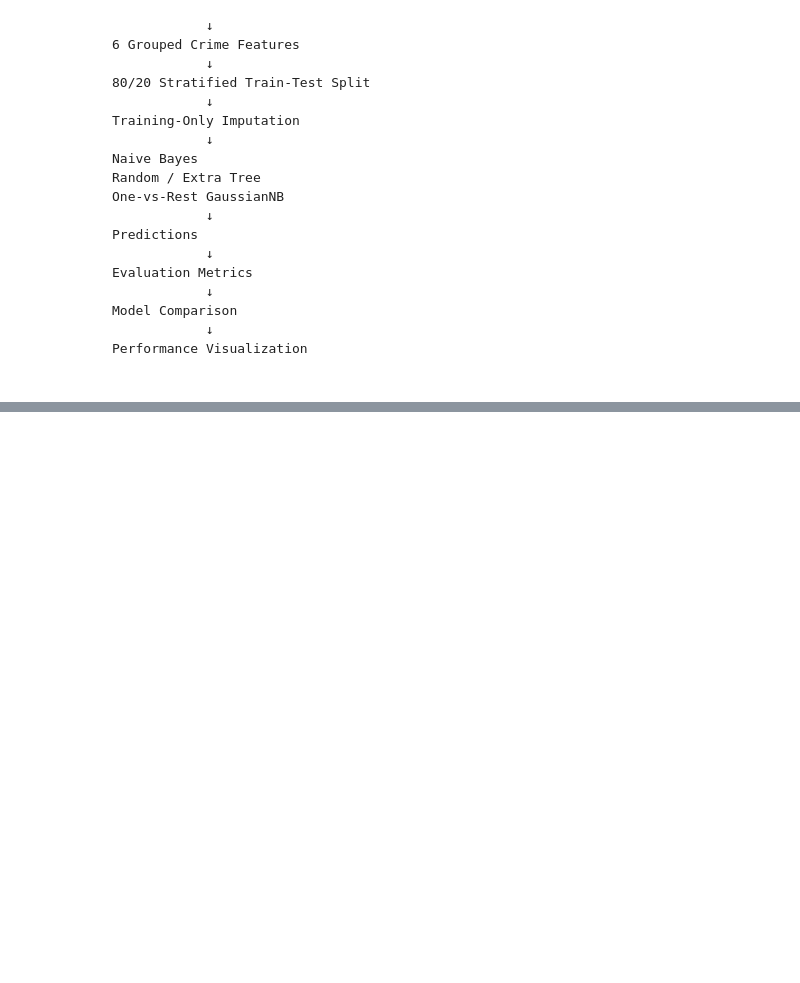
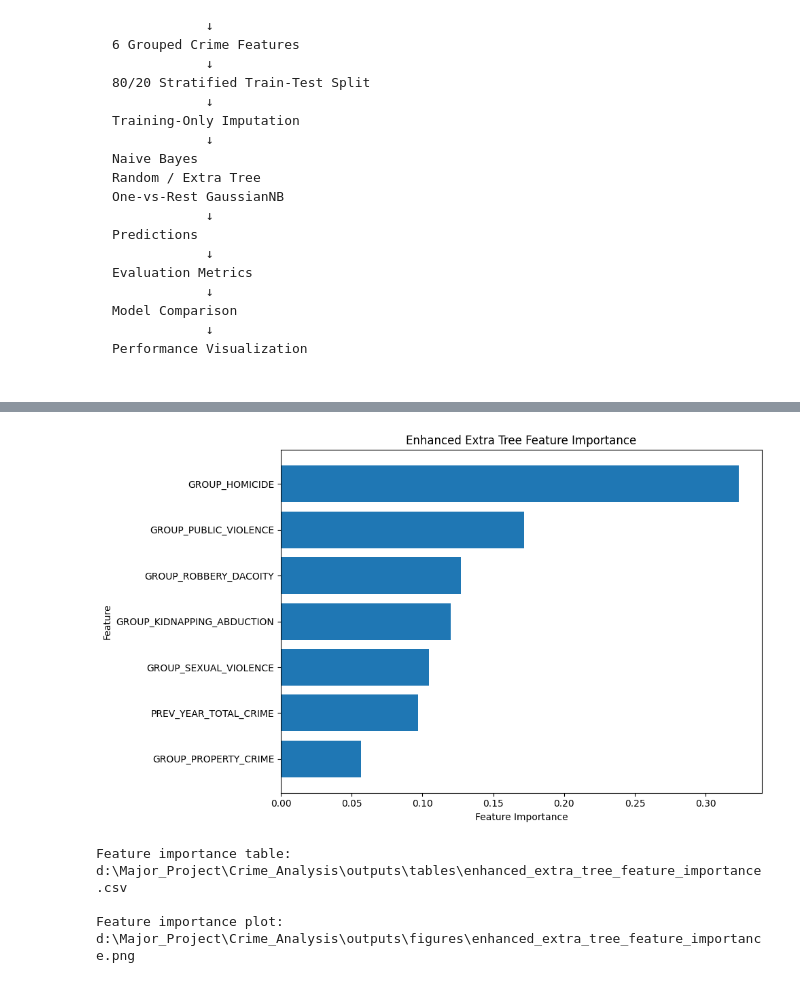
Before and after one commit to varshini1802/Major-project, a Jupyter notebook: notebooks/basepaper_prediction_models.ipynb, the cells around one changed output, grey strips where cells are left out. Saved outputs shown, nothing was run; the diff lists cells and outputs as text; code cells hidden in the pictures; blank space fills up the shorter version.

```diff
--- a/notebooks/basepaper_prediction_models.ipynb
+++ b/notebooks/basepaper_prediction_models.ipynb
@@ -1173,0 +3018,74 @@ Performance Visualization
+# %%
+# ============================================================
+# STEP 31 — ENHANCED EXTRA TREE FEATURE IMPORTANCE
+# ============================================================
+
+feature_importance = pd.DataFrame({
+    "Feature": ENHANCED_FEATURES,
+    "Importance": enhanced_extra_model.feature_importances_
+})
+
+feature_importance = feature_importance.sort_values(
+    "Importance",
+    ascending=False
+)
+
+print("=" * 70)
+print("ENHANCED EXTRA TREE FEATURE IMPORTANCE")
+print("=" * 70)
+
+print(
+    feature_importance.to_string(
+        index=False,
+        float_format=lambda x: f"{x:.4f}"
+    )
+)
+
+feature_importance_path = (
+    PROJECT_ROOT
+    / "outputs"
+    / "tables"
+    / "enhanced_extra_tree_feature_importance.csv"
+)
+
+feature_importance.to_csv(
+    feature_importance_path,
+    index=False
+)
+
+plt.figure(figsize=(10, 6))
+
+plt.barh(
+    feature_importance["Feature"][::-1],
+    feature_importance["Importance"][::-1]
+)
+
+plt.xlabel("Feature Importance")
+plt.ylabel("Feature")
+plt.title(
+    "Enhanced Extra Tree Feature Importance"
+)
+
+plt.tight_layout()
+
+feature_importance_plot_path = (
+    PROJECT_ROOT
+    / "outputs"
+    / "figures"
+    / "enhanced_extra_tree_feature_importance.png"
+)
+
+plt.savefig(
+    feature_importance_plot_path,
+    dpi=300,
+    bbox_inches="tight"
+)
+
+plt.show()
+
+print("\nFeature importance table:")
+print(feature_importance_path)
+
+print("\nFeature importance plot:")
+print(feature_importance_plot_path)
+# %% [output]
@@ -1173,0 +3103,6 @@ Performance Visualization
+[figure, added]
+Feature importance table:
+d:\Major_Project\Crime_Analysis\outputs\tables\enhanced_extra_tree_feature_importance.csv
+
+Feature importance plot:
+d:\Major_Project\Crime_Analysis\outputs\figures\enhanced_extra_tree_feature_importance.png
```
Also changed, not shown: parts of 112 cells of this notebook, 52 other files.
